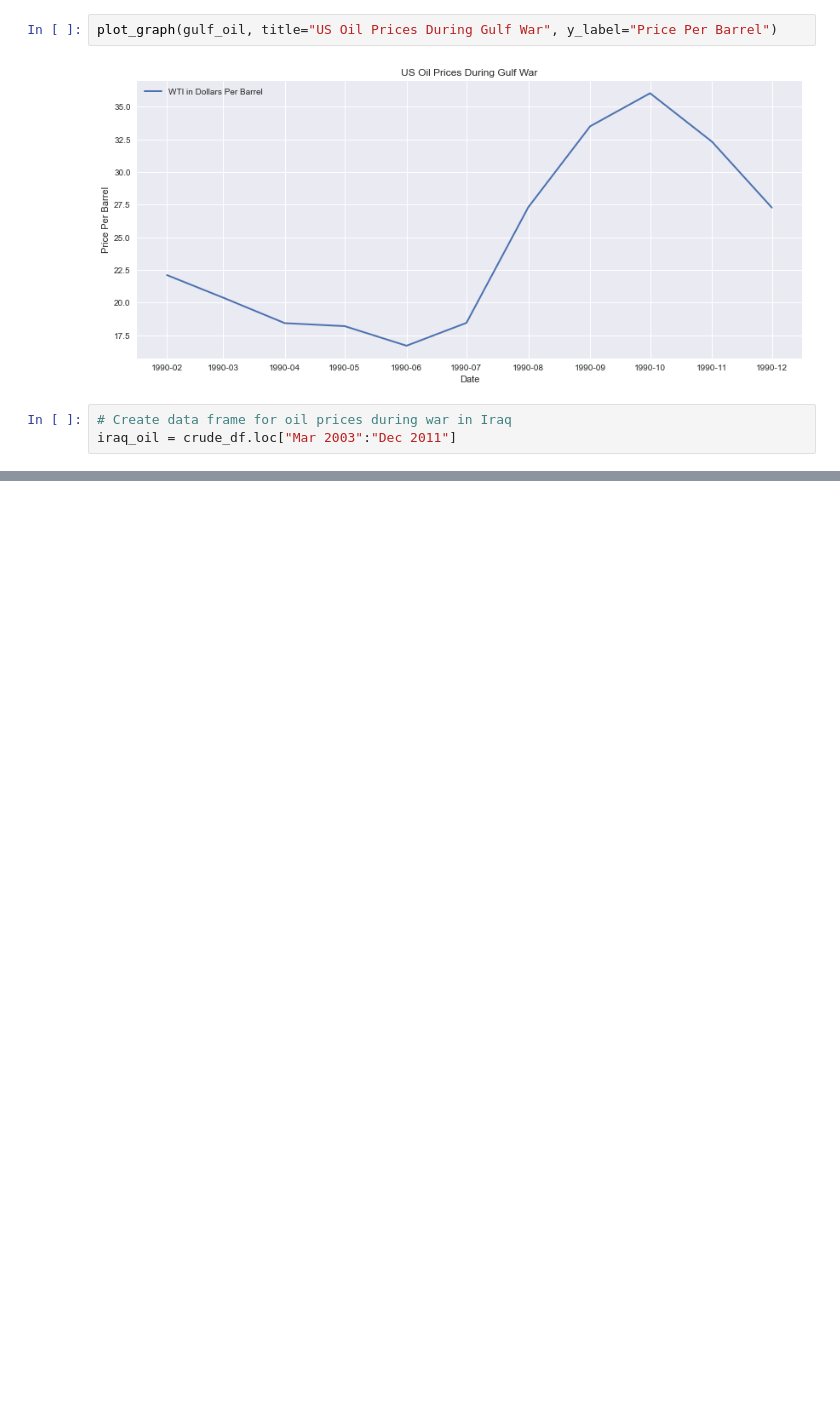
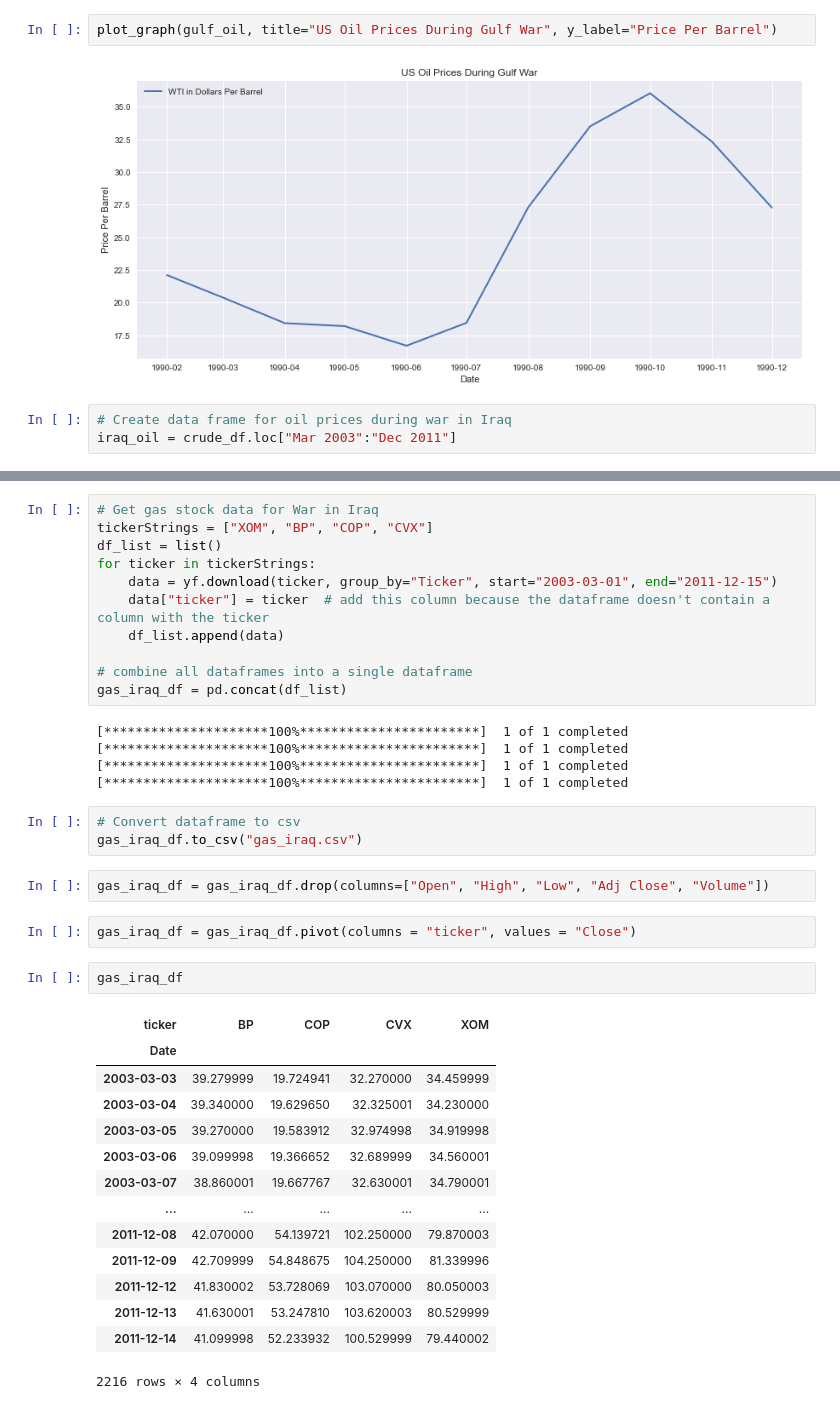
Before and after one commit to lrb924/Collateral_Damage, a Jupyter notebook: darius.ipynb, the cells around one changed output, grey strips where cells are left out. Drawn from its saved outputs; the diff is of its cells as text; blank space fills up the shorter version.

Commit message:
Added data / visualizations for stock prices (gas & weapons) during the war in Iraq

```diff
--- a/darius.ipynb
+++ b/darius.ipynb
@@ -185,0 +148,40 @@ plot_graph(iraq_unemp_df, title="US unemployment Rate During the War in Iraq", y
+# %%
+# Get gas stock data for War in Iraq
+tickerStrings = ["XOM", "BP", "COP", "CVX"]
+df_list = list()
+for ticker in tickerStrings:
+    data = yf.download(ticker, group_by="Ticker", start="2003-03-01", end="2011-12-15")
+    data["ticker"] = ticker  # add this column because the dataframe doesn't contain a column with the ticker
+    df_list.append(data)
+
+# combine all dataframes into a single dataframe
+gas_iraq_df = pd.concat(df_list)
+# %% [output]
+[*********************100%***********************]  1 of 1 completed
+[*********************100%***********************]  1 of 1 completed
+[*********************100%***********************]  1 of 1 completed
+[*********************100%***********************]  1 of 1 completed
+# %%
+# Convert dataframe to csv
+gas_iraq_df.to_csv("gas_iraq.csv")
+# %%
+gas_iraq_df = gas_iraq_df.drop(columns=["Open", "High", "Low", "Adj Close", "Volume"])
+# %%
+gas_iraq_df = gas_iraq_df.pivot(columns = "ticker", values = "Close")
+# %%
+gas_iraq_df
+# %% [output]
+| ticker | BP | COP | CVX | XOM |
+| Date |  |  |  |  |
+| 2003-03-03 | 39.279999 | 19.724941 | 32.270000 | 34.459999 |
+| 2003-03-04 | 39.340000 | 19.629650 | 32.325001 | 34.230000 |
+| 2003-03-05 | 39.270000 | 19.583912 | 32.974998 | 34.919998 |
+| 2003-03-06 | 39.099998 | 19.366652 | 32.689999 | 34.560001 |
+| 2003-03-07 | 38.860001 | 19.667767 | 32.630001 | 34.790001 |
+| ... | ... | ... | ... | ... |
+| 2011-12-08 | 42.070000 | 54.139721 | 102.250000 | 79.870003 |
+| 2011-12-09 | 42.709999 | 54.848675 | 104.250000 | 81.339996 |
+| 2011-12-12 | 41.830002 | 53.728069 | 103.070000 | 80.050003 |
+| 2011-12-13 | 41.630001 | 53.247810 | 103.620003 | 80.529999 |
+| 2011-12-14 | 41.099998 | 52.233932 | 100.529999 | 79.440002 |
+2216 rows × 4 columns
```
Also changed, not shown: parts of 23 cells of this notebook, 2 other files.
